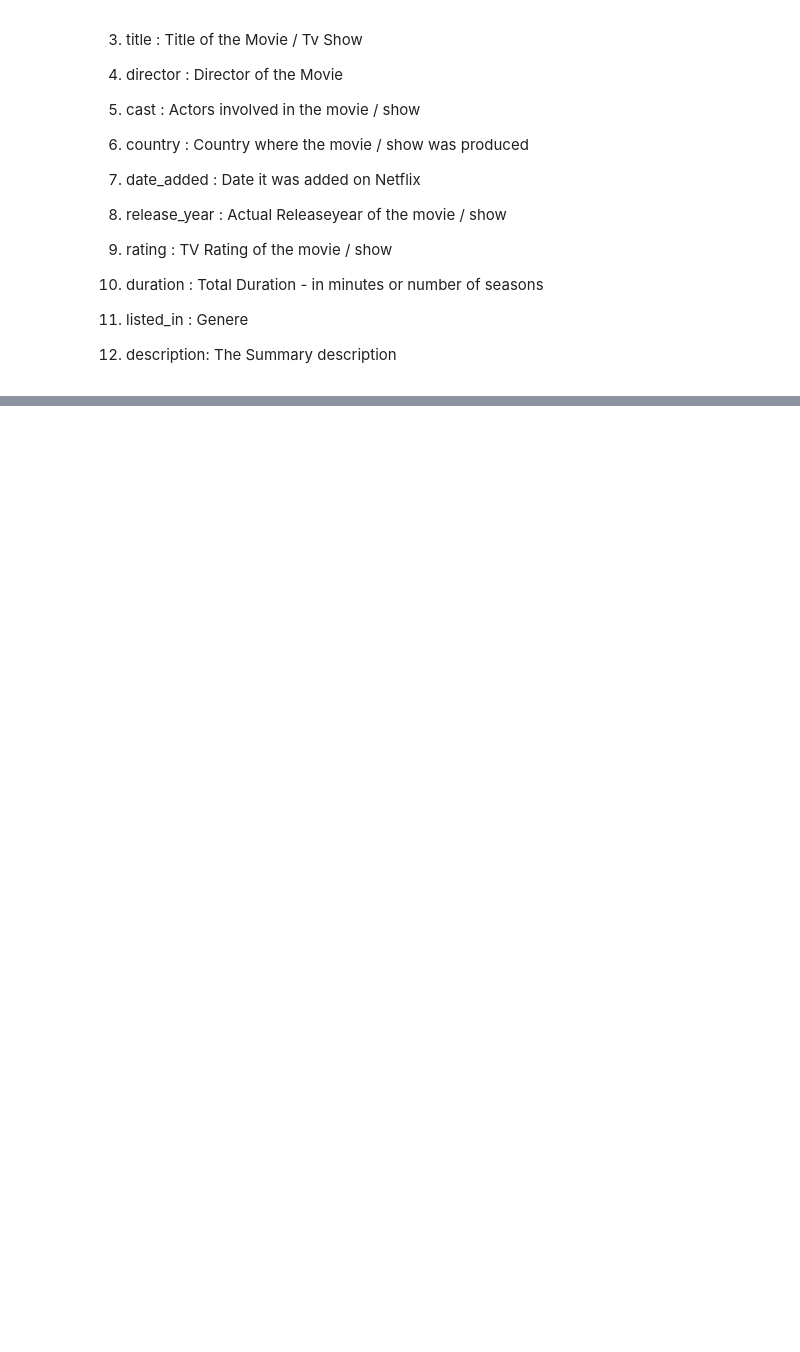
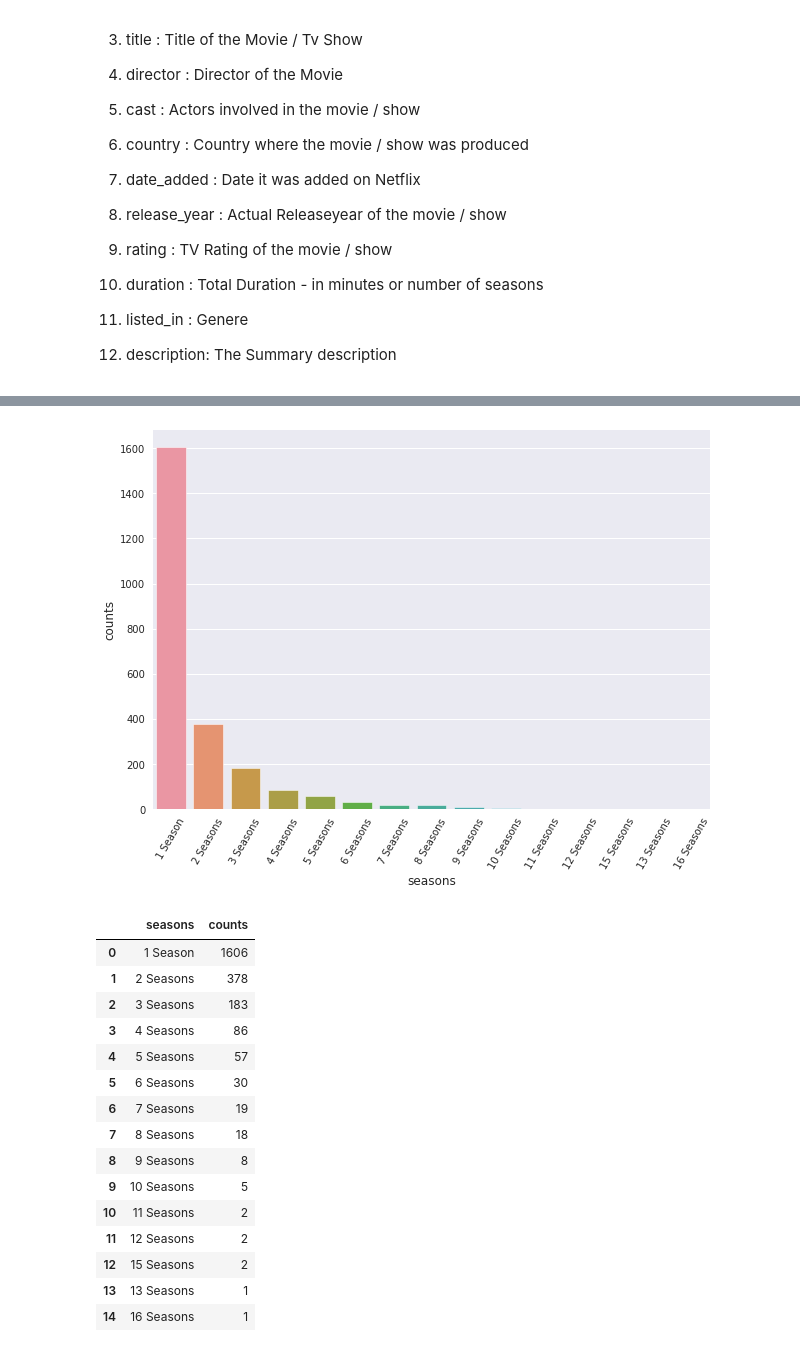
Before and after one commit to Akshay1781/NETFLIX_MOVIES_AND_TV_SHOWS_CLUSTERING, a Jupyter notebook: NETFLIX_MOVIES_AND_TV_SHOWS_CLUSTERING.ipynb, the cells around one changed output, grey strips where cells are left out. Saved outputs shown, nothing was run; the diff lists cells and outputs as text; code cells hidden in the pictures; blank space fills up the shorter version.

```diff
--- a/NETFLIX_MOVIES_AND_TV_SHOWS_CLUSTERING.ipynb
+++ b/NETFLIX_MOVIES_AND_TV_SHOWS_CLUSTERING.ipynb
@@ -44,0 +313,4 @@ Integrating this dataset with other external datasets such as IMDB ratings, rott
+# %%
+# defining two sub-datasets based on type of the content
+shows_df = df[df['type'] == 'TV Show']
+movie_df  = df[df['type']== 'Movie']
@@ -44,0 +402,32 @@ Integrating this dataset with other external datasets such as IMDB ratings, rott
+# %%
+# plotting seasons distribution for TV shows
+
+plt.figure(figsize = (10,7))
+
+
+seasons_df = pd.DataFrame(shows_df['duration'].value_counts()).reset_index()
+seasons_df.rename(columns = {'index': 'seasons', 'duration': 'counts'}, inplace = True)
+sns.barplot(data =seasons_df, x= 'seasons', y= 'counts')
+plt.xticks(rotation = 60)
+plt.show()
+
+
+seasons_df
+# %% [output]
+[figure, added]
+|  | seasons | counts |
+| 0 | 1 Season | 1606 |
+| 1 | 2 Seasons | 378 |
+| 2 | 3 Seasons | 183 |
+| 3 | 4 Seasons | 86 |
+| 4 | 5 Seasons | 57 |
+| 5 | 6 Seasons | 30 |
+| 6 | 7 Seasons | 19 |
+| 7 | 8 Seasons | 18 |
+| 8 | 9 Seasons | 8 |
+| 9 | 10 Seasons | 5 |
+| 10 | 11 Seasons | 2 |
+| 11 | 12 Seasons | 2 |
+| 12 | 15 Seasons | 2 |
+| 13 | 13 Seasons | 1 |
+| 14 | 16 Seasons | 1 |
```
Also changed, not shown: parts of 116 cells of this notebook.
